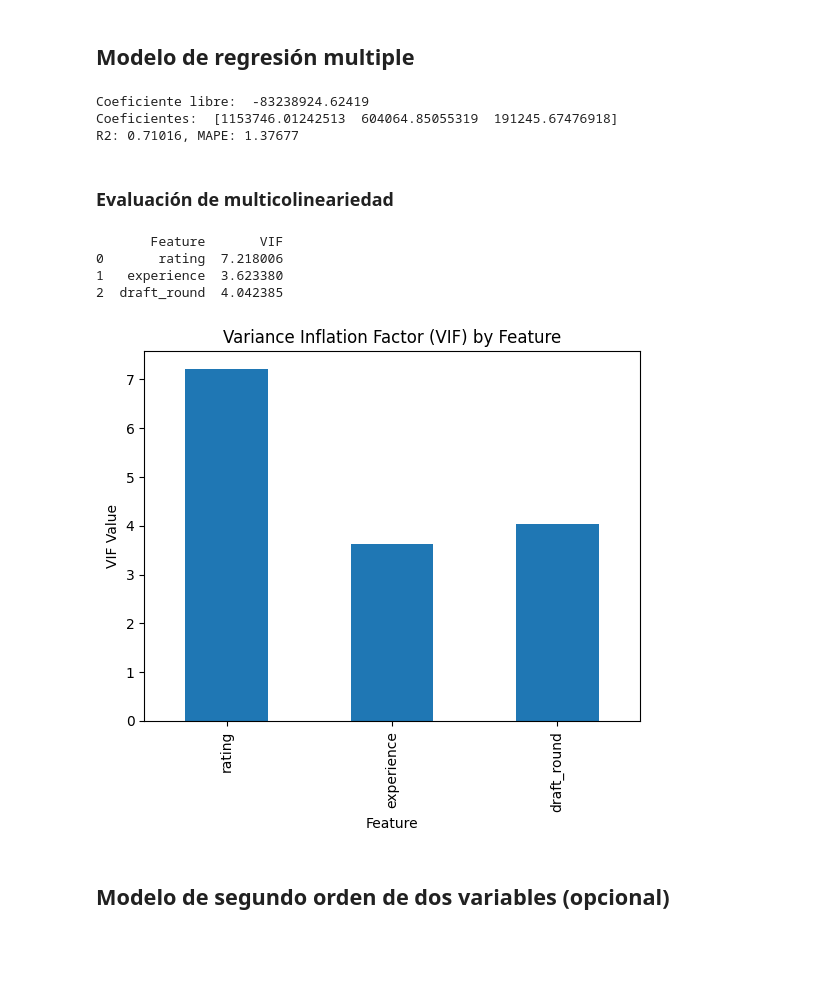
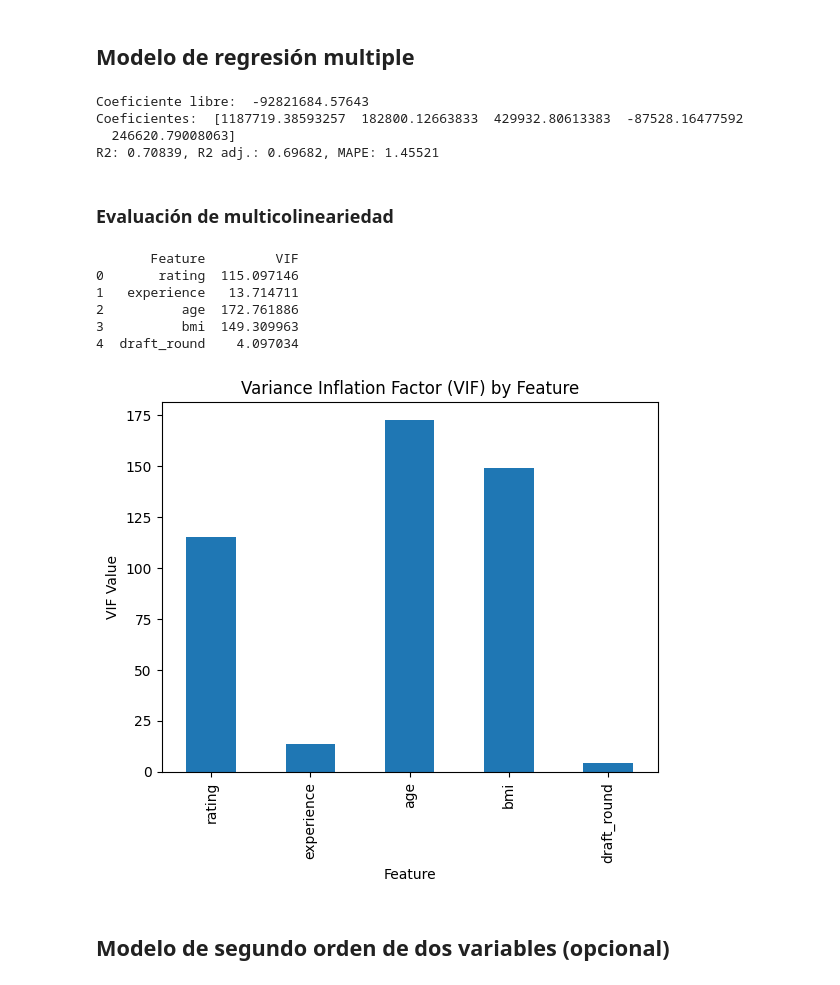
Before and after one commit to vshalisko/PythonIntro, a Jupyter notebook: Unidad_3/Proyecto_4_con_analisis_multicolineariedad.ipynb, the cells around one changed output. Cells and saved outputs as stored; diff of their text form; code cells hidden in the pictures; blank space fills up the shorter version.

```diff
--- a/Unidad_3/Proyecto_4_con_analisis_multicolineariedad.ipynb
+++ b/Unidad_3/Proyecto_4_con_analisis_multicolineariedad.ipynb
@@ -157,54 +157,60 @@ plt.show()
 ## Modelo de regresión multiple
 # %%
 # definicion de variables
-#features = ['rating','experience','age','bmi','draft_round']
-features = ['rating','experience','draft_round']
-X3 = df[features]
-y3= df['salary']
+features = ['rating','experience','age','bmi','draft_round']
+Xm = df[features]
+ym= df['salary']
 
 # subdivision de conjuntos de prueba y conrtol
-X3_train, X3_test, y3_train, y3_test = train_test_split(X3, y3, test_size=0.3, random_state=100)
+Xm_train, Xm_test, ym_train, ym_test = train_test_split(Xm, ym, test_size=0.3, random_state=100)
 
 ## ajuste del modelo
-model3 = LinearRegression()
-model3.fit(X3_train, y3_train)
+modelm = LinearRegression()
+modelm.fit(Xm_train, ym_train)
 
 ## evaluación del modelo
-y3_test_pred = model3.predict(X3_test)
-result3_r2 = r2_score(y3_test, y3_test_pred)
-result3_mape = mape(y3_test, y3_test_pred)
+ym_test_pred = modelm.predict(Xm_test)
+
+resultm_r2 = r2_score(ym_test, ym_test_pred)
+resultm_r2_adj = 1 - (1-resultm_r2)*(len(ym_test)-1)/(len(ym_test)-Xm_test.shape[1]-1)
+
+resultm_mape = mape(ym_test, ym_test_pred)
 
 ## resultados
-print("Coeficiente libre: ", round(model3.intercept_, 5))
-print("Coeficientes: ", model3.coef_)
-print("R2: {}, MAPE: {}".format(
-                        round(result3_r2, 5),
-                        round(result3_mape, 5)))
+print("Coeficiente libre: ", round(modelm.intercept_, 5))
+print("Coeficientes: ", modelm.coef_)
+print("R2: {}, R2 adj.: {}, MAPE: {}".format(
+                        round(resultm_r2, 5),
+                        round(resultm_r2_adj, 5),
+                        round(resultm_mape, 5)))
 # %% [output]
-Coeficiente libre:  -83238924.62419
-Coeficientes:  [1153746.01242513  604064.85055319  191245.67476918]
-R2: 0.71016, MAPE: 1.37677
+Coeficiente libre:  -92821684.57643
+Coeficientes:  [1187719.38593257  182800.12663833  429932.80613383  -87528.16477592
+  246620.79008063]
+R2: 0.70839, R2 adj.: 0.69682, MAPE: 1.45521
 # %% [markdown]
 ### Evaluación de multicolineariedad
 # %%
 from statsmodels.stats.outliers_influence import variance_inflation_factor
 
 vif_data = pd.DataFrame()
 vif_data['Feature'] = features
-vif_data['VIF'] = [variance_inflation_factor(X3, i) for i in range(X3.shape[1])]
+vif_data['VIF'] = [variance_inflation_factor(Xm, i) for i in range(Xm.shape[1])]
 print(vif_data)
 
 # Bar Plot for VIF Values
 vif_data.plot(kind='bar', x='Feature', y='VIF', legend=False)
 plt.title('Variance Inflation Factor (VIF) by Feature')
 plt.ylabel('VIF Value')
 plt.show()
 # %% [output]
-       Feature       VIF
-0       rating  7.218006
-1   experience  3.623380
-2  draft_round  4.042385
+       Feature         VIF
+0       rating  115.097146
+1   experience   13.714711
+2          age  172.761886
+3          bmi  149.309963
+4  draft_round    4.097034
-[figure, old version]
+[figure, new version]
 # %% [markdown]
 ## Modelo de segundo orden de dos variables (opcional)
 # %%
```
Also changed, not shown: parts of 1 cell of this notebook.
